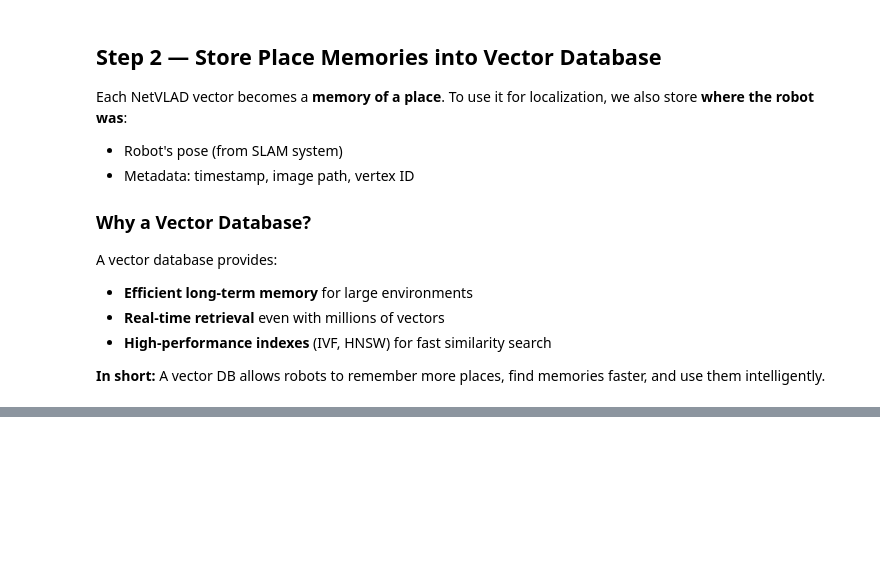
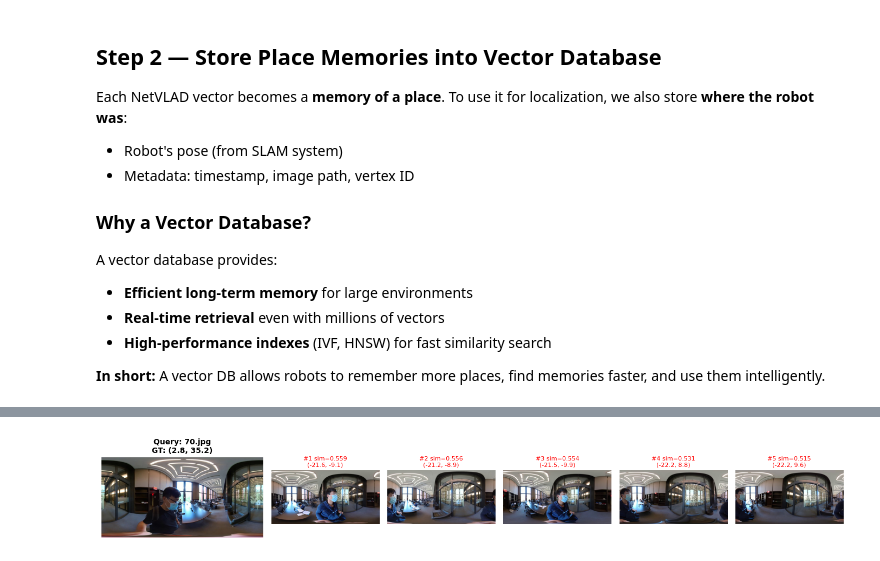
Before and after one commit to shu-chiao/RevisitVLOC, a Jupyter notebook: pipeline_InLoc_indoor.ipynb, the cells around one changed output, grey strips where cells are left out. Saved outputs shown, nothing was run; the diff lists cells and outputs as text; code cells hidden in the pictures; blank space fills up the shorter version.

```diff
--- a/pipeline_InLoc_indoor.ipynb
+++ b/pipeline_InLoc_indoor.ipynb
@@ -585,0 +159,16 @@ print("✓ Reloaded extract_features module with timing breakdowns")
+# %%
+# Load ground-truth poses from coordinate file
+poses_train = np.loadtxt(pose_file_train)  # (x, y) for reference session
+
+print(f"Reference poses: {poses_train.shape}")
+
+# Plot reference trajectory
+# plt.figure(figsize=(8, 6))
+# plt.scatter(poses_train[:, 0], poses_train[:, 1], c=np.arange(len(poses_train)), cmap='viridis', s=20)
+# plt.colorbar(label='Image index')
+# plt.xlabel('x (m)')
+# plt.ylabel('y (m)')
+# plt.title('Reference Trajectory (0415 session)')
+# plt.axis('equal')
+# plt.grid(True, alpha=0.3)
+# plt.show()
@@ -678,3 +324,40 @@ if torch.cuda.is_available():
+# %%
+# Visualize query results
+SIM_THRESHOLD = 0.7      # Below this = low confidence (red)
+DROP_THRESHOLD = 0.05    # Sudden drop from previous = unreliable (red)
+
+fig = plt.figure(figsize=(14, 6))
+gs = GridSpec(1, top_k + 1, width_ratios=[1.5] + [1]*top_k)
+
+# Query image (left)
+ax_query = fig.add_subplot(gs[0, 0])
+query_img = Image.open(test_image_path)
+ax_query.imshow(query_img)
+ax_query.set_title(f"Query: {test_image_path.name}\nGT: ({query_pose[0]:.1f}, {query_pose[1]:.1f})", fontsize=10, fontweight='bold')
+ax_query.axis('off')
+
+# Top-K matches (right)
+prev_sim = None
+for i, (match_name, idx, pose_x, pose_y, similarity) in enumerate(matches):
+    ax = fig.add_subplot(gs[0, i + 1])
+    match_path = images_train / match_name
+    if match_path.exists():
+        match_img = Image.open(match_path)
+        ax.imshow(match_img)
+
+    # Check for low similarity or sudden drop
+    is_low = similarity < SIM_THRESHOLD
+    is_drop = prev_sim is not None and (prev_sim - similarity) > DROP_THRESHOLD
+    title_color = 'red' if (is_low or is_drop) else 'green'
+
+    ax.set_title(f"#{i+1} sim={similarity:.3f}\n({pose_x:.1f}, {pose_y:.1f})", fontsize=8, color=title_color)
+    ax.axis('off')
+    prev_sim = similarity
+
+plt.tight_layout()
+plt.show()
+# %% [output]
+[figure, added]
 # %% [markdown]
 ---
 
```
Also changed, not shown: parts of 33 cells of this notebook, 3 other files.
